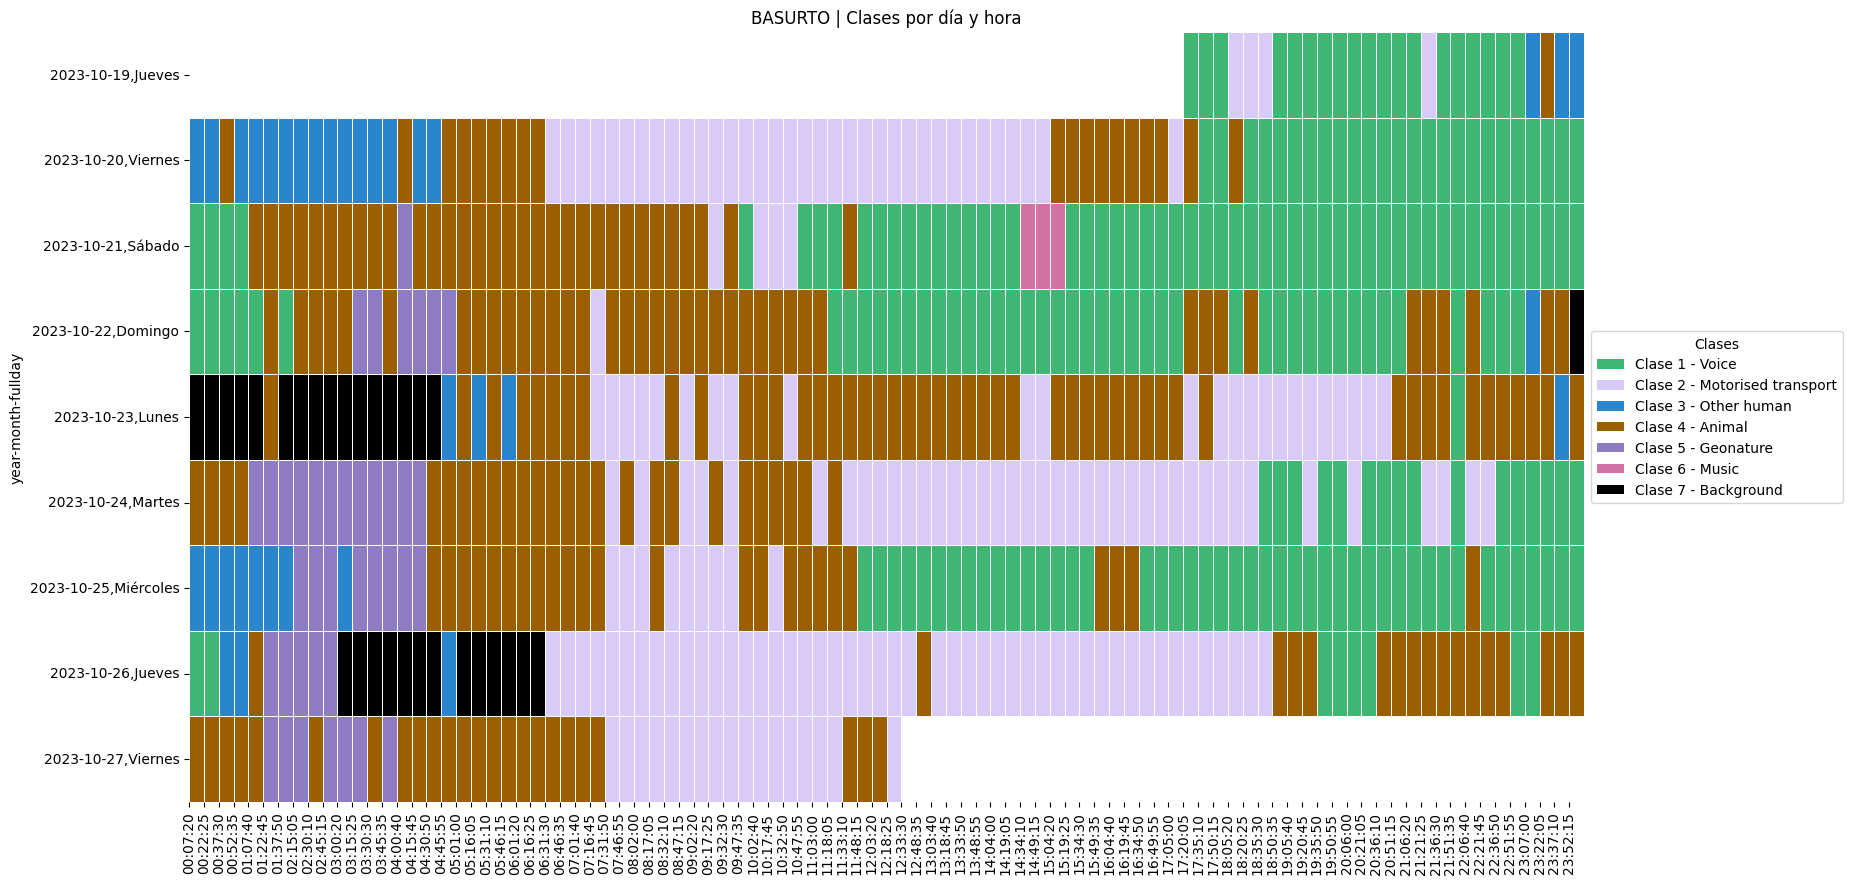
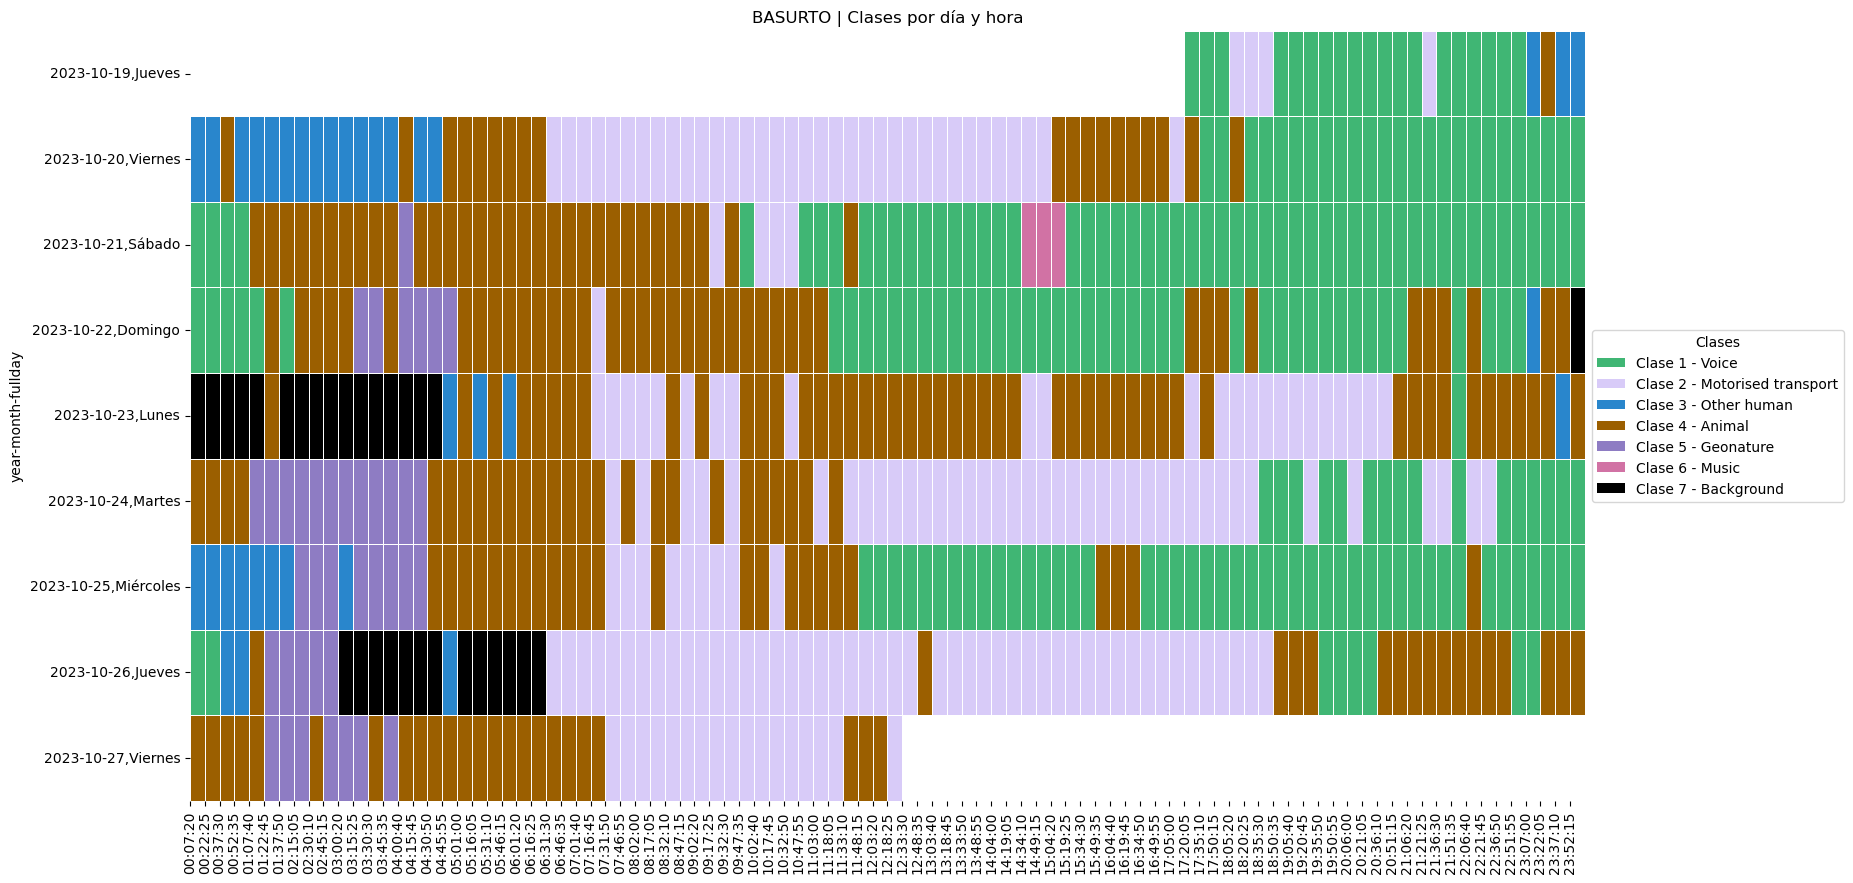
The change to this notebook cell's code, shown as a diff; its figure went from the first image to the second:
--- before
+++ after
@@ -35,5 +35,5 @@
     plt.plot()
 
-# plt.savefig(f"images/{title}_classes_day_hour.png", bbox_inches='tight')
+    plt.savefig(f"{visualization_dir}/{title}_general.png", bbox_inches='tight')
 
 plt.show()

Commit: Fix bug in login functionality